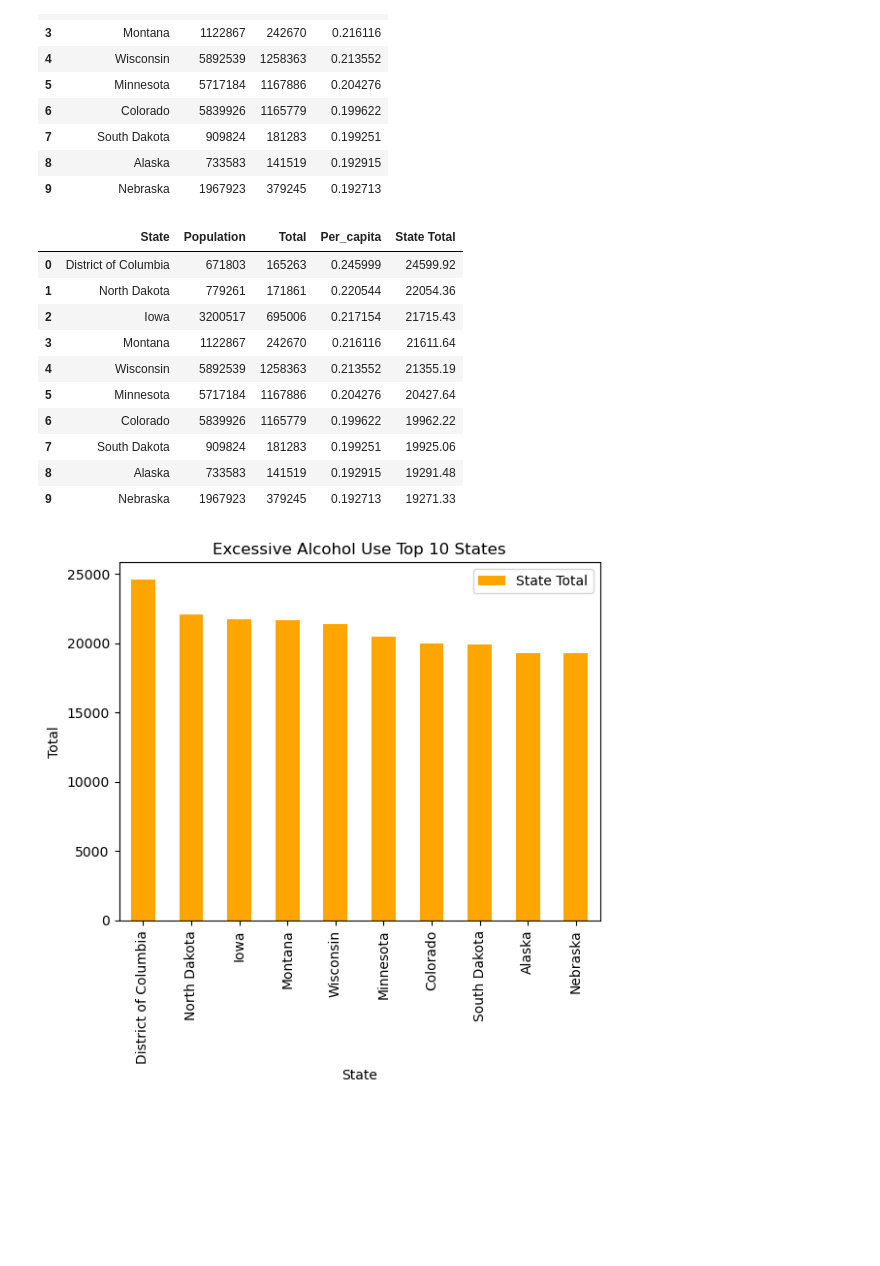
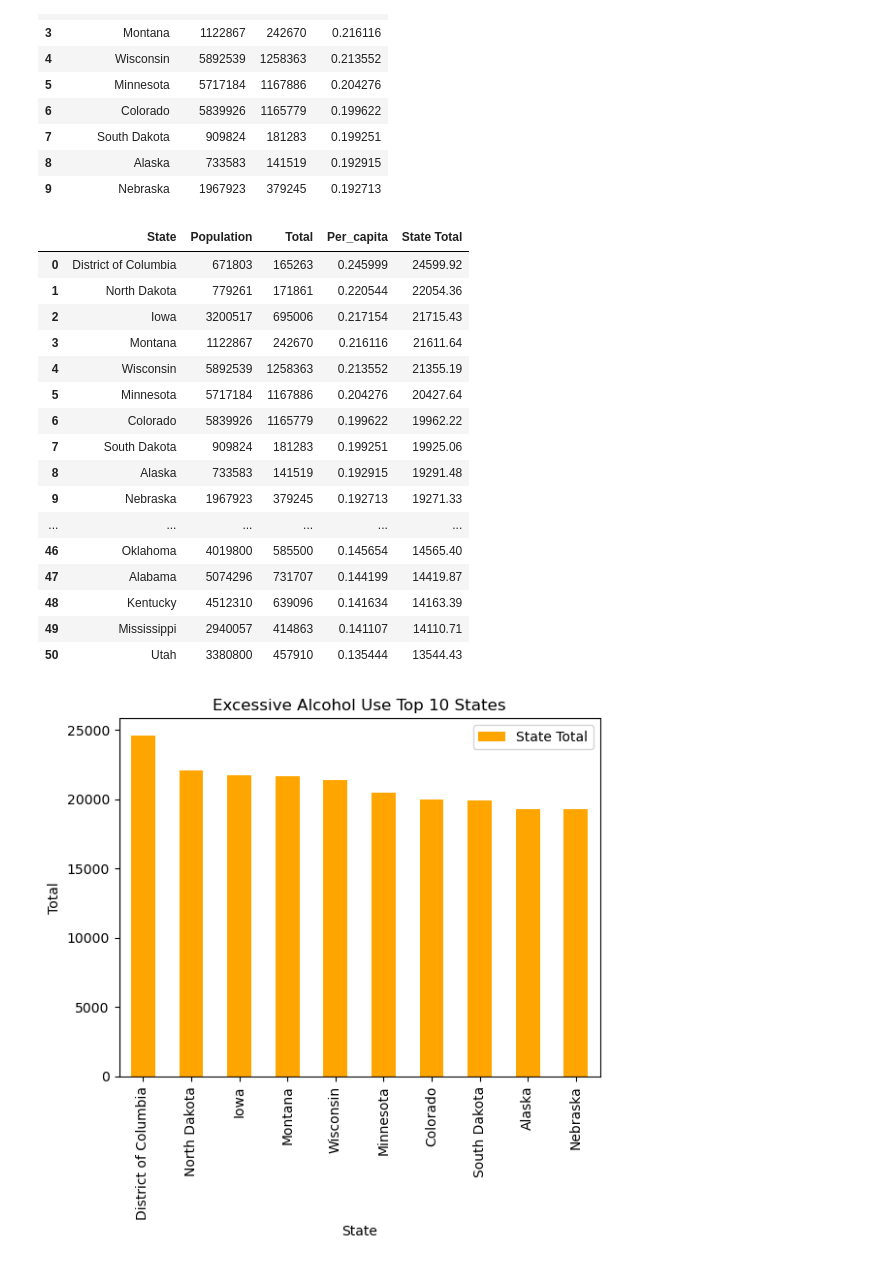
Before and after one commit to Lyduska/Better_Health, a Jupyter notebook: notebook/Better_health.ipynb, the cells around one changed output. Saved outputs shown, nothing was run; the diff lists cells and outputs as text; code cells hidden in the pictures; blank space fills up the shorter version.

```diff
--- a/notebook/Better_health.ipynb
+++ b/notebook/Better_health.ipynb
@@ -1447,19 +1447,25 @@ combined_pd_Binge_Drinking.sort_values(by="Per_capita", ascending = False).reset
 # %%
 combined_pd_Binge_Drinking['State Total']=round((combined_pd_Binge_Drinking.Total/combined_pd_Binge_Drinking.Population)*100000,2)
 combined_pd_Binge_Drinking= combined_pd_Binge_Drinking.sort_values(by="Per_capita", ascending = False).reset_index(drop = True)
-combined_pd_Binge_Drinking.head(10)
+combined_pd_Binge_Drinking
 # %% [output]
 |  | State | Population | Total | Per_capita | State Total |
 | 0 | District of Columbia | 671803 | 165263 | 0.245999 | 24599.92 |
 | 1 | North Dakota | 779261 | 171861 | 0.220544 | 22054.36 |
 | 2 | Iowa | 3200517 | 695006 | 0.217154 | 21715.43 |
 | 3 | Montana | 1122867 | 242670 | 0.216116 | 21611.64 |
 | 4 | Wisconsin | 5892539 | 1258363 | 0.213552 | 21355.19 |
 | 5 | Minnesota | 5717184 | 1167886 | 0.204276 | 20427.64 |
 | 6 | Colorado | 5839926 | 1165779 | 0.199622 | 19962.22 |
 | 7 | South Dakota | 909824 | 181283 | 0.199251 | 19925.06 |
 | 8 | Alaska | 733583 | 141519 | 0.192915 | 19291.48 |
 | 9 | Nebraska | 1967923 | 379245 | 0.192713 | 19271.33 |
+| ... | ... | ... | ... | ... | ... |
+| 46 | Oklahoma | 4019800 | 585500 | 0.145654 | 14565.40 |
+| 47 | Alabama | 5074296 | 731707 | 0.144199 | 14419.87 |
+| 48 | Kentucky | 4512310 | 639096 | 0.141634 | 14163.39 |
+| 49 | Mississippi | 2940057 | 414863 | 0.141107 | 14110.71 |
+| 50 | Utah | 3380800 | 457910 | 0.135444 | 13544.43 |
 # %%
 combined_pd_Binge_Drinking.head(10).plot.bar(x= 'State', y='State Total', color=['orange'])
 plt.title('Excessive Alcohol Use Top 10 States')
```
Also changed, not shown: parts of 107 cells of this notebook, 2 other files.
